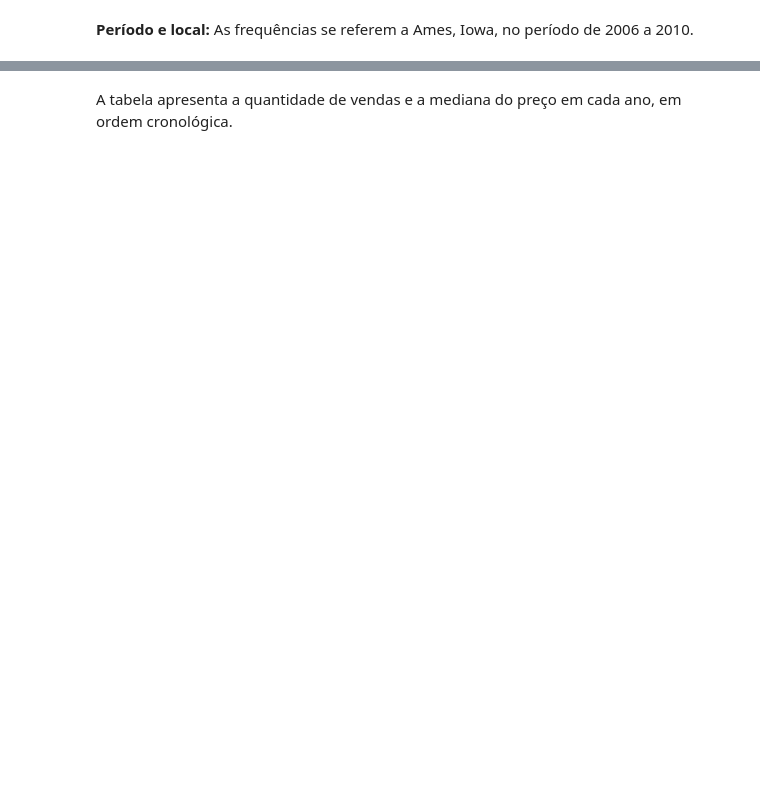
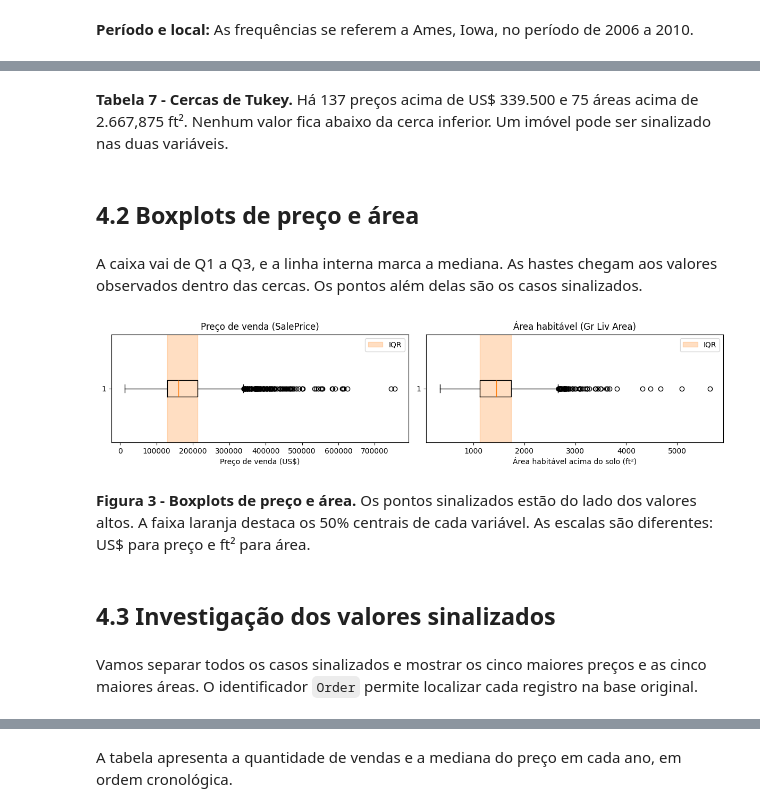
Before and after one commit to ARS1802/MQ-ap1, a Jupyter notebook: notebooks/AP1.ipynb, the cells around one changed output, grey strips where cells are left out. Cells and saved outputs as stored; diff of their text form; code cells hidden in the pictures; blank space fills up the shorter version.

```diff
--- a/notebooks/AP1.ipynb
+++ b/notebooks/AP1.ipynb
@@ -545,0 +736,29 @@ As categorias típica (`TA`, 1.494 imóveis) e boa (`Gd`, 1.160) concentram a ma
+# %% [markdown]
+**Tabela 7 - Cercas de Tukey.** Há 137 preços acima de US$ 339.500 e 75 áreas acima de 2.667,875 ft². Nenhum valor fica abaixo da cerca inferior. Um imóvel pode ser sinalizado nas duas variáveis.
+# %% [markdown]
+## 4.2 Boxplots de preço e área
+# %% [markdown]
+A caixa vai de Q1 a Q3, e a linha interna marca a mediana. As hastes chegam aos valores observados dentro das cercas. Os pontos além delas são os casos sinalizados.
+# %%
+# Repetir o boxplot horizontal da aula 07 em dois painéis.
+fig, eixos = plt.subplots(1, 2, figsize=(12, 3))
+for eixo, valores, q1, q3, titulo, unidade in zip(
+    eixos, [preco, area], [q1_preco, q1_area], [q3_preco, q3_area],
+    ["Preço de venda (SalePrice)", "Área habitável (Gr Liv Area)"],
+    ["Preço de venda (US$)", "Área habitável acima do solo (ft²)"]
+):
+    eixo.boxplot(valores, vert=False)
+    eixo.axvspan(q1, q3, color="tab:orange", alpha=0.25, label="IQR")
+    eixo.set_xlabel(unidade)
+    eixo.set_title(titulo)
+    eixo.legend()
+plt.tight_layout()
+plt.show()
+# %% [output]
+[figure, added]
+# %% [markdown]
+**Figura 3 - Boxplots de preço e área.** Os pontos sinalizados estão do lado dos valores altos. A faixa laranja destaca os 50% centrais de cada variável. As escalas são diferentes: US$ para preço e ft² para área.
+# %% [markdown]
+## 4.3 Investigação dos valores sinalizados
+# %% [markdown]
+Vamos separar todos os casos sinalizados e mostrar os cinco maiores preços e as cinco maiores áreas. O identificador `Order` permite localizar cada registro na base original.
```
Also changed, not shown: parts of 108 cells of this notebook, 1 other file.
